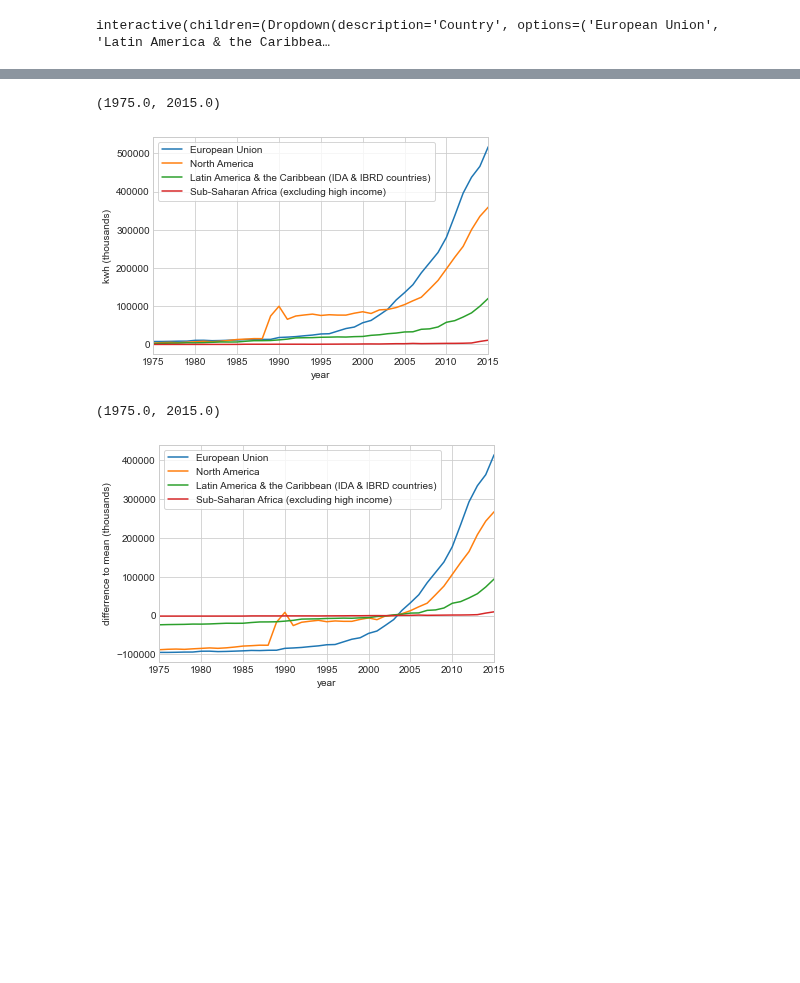
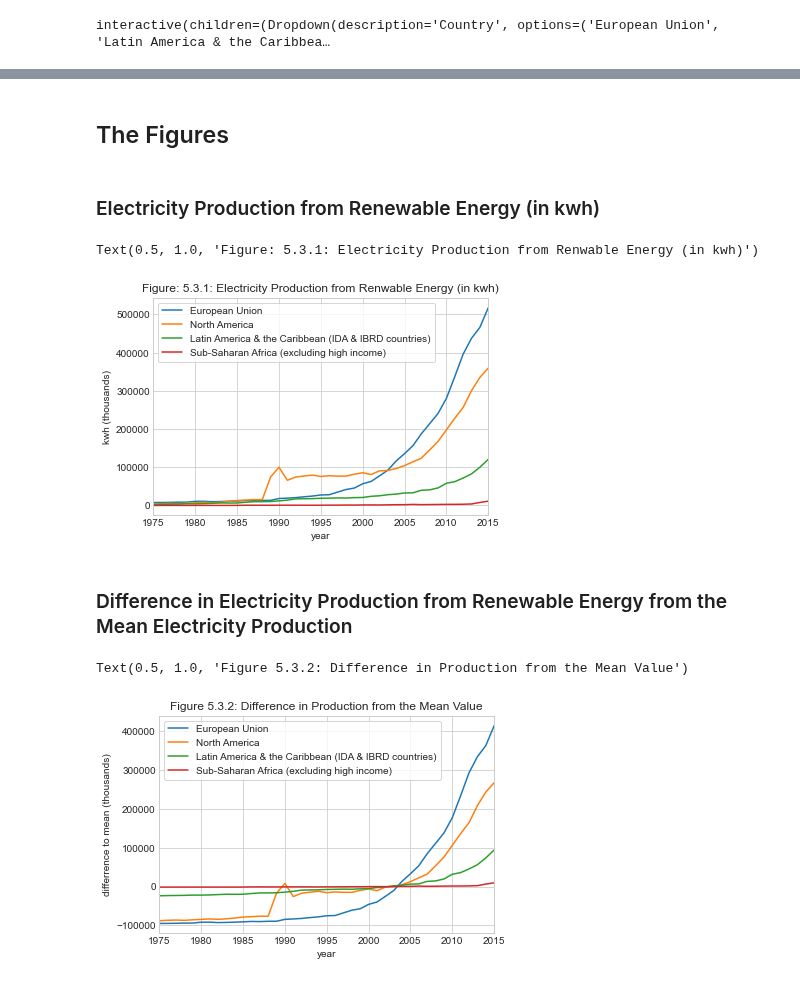
Before and after one commit to ghz106/Data-project, a Jupyter notebook: Data project.ipynb, the cells around one changed output, grey strips where cells are left out. Saved outputs shown, nothing was run; the diff lists cells and outputs as text; code cells hidden in the pictures; blank space fills up the shorter version.

```diff
--- a/Data project.ipynb
+++ b/Data project.ipynb
@@ -28,0 +11,12 @@ wb_rnwx.head(5)
+# %%
+#the code to clean up the dataframe for electricity production from renewable energy
+from pandas_datareader import wb
+wb_rnwx = wb.download(indicator='EG.ELC.RNWX.ZS', country=['EUU', 'NAC', 'SSA', 'TLA'], start=1975, end=2015)
+wb_rnwx = wb_rnwx.rename(columns = {'EG.ELC.RNWX.ZS':'elec_prod_from_renewable_energy'})
+wb_rnwx = wb_rnwx.reset_index() #reset the index so EUU is first
+wb_rnwx.year = wb_rnwx.year.astype(int)
+wb_rnwx.country = wb_rnwx.country.astype('string')
+wb_rnwx = wb_rnwx.sort_values(['country','year']) #sorts by country and then year
+wb_rnwx.dropna() #drops all the values that says NaN
+
+wb_rnwx.head(5)
@@ -29,9 +49,11 @@ wb_rnwx.head(5)
 # %%
+#this time the code is for electricity production from nuclear energy
+from pandas_datareader import wb
 wb_nucl = wb.download(indicator='EG.ELC.NUCL.ZS', country=['EUU', 'NAC', 'SSA', 'TLA'], start=1975, end=2015)
 wb_nucl = wb_nucl.rename(columns = {'EG.ELC.NUCL.ZS':'elec_prod_from_nuclear_energy'})
 wb_nucl = wb_nucl.reset_index()
 wb_nucl.year = wb_nucl.year.astype(int)
-wb_nucl.country = wb_nucl.country.astype(str)
+wb_nucl.country = wb_nucl.country.astype('string')
 wb_nucl = wb_nucl.sort_values(['country','year'])
 wb_nucl.dropna()
 
@@ -162,19 +147,27 @@ wb_rnwx_kwh_.xs('European Union')
+# %% [markdown]
+## The Figures
+# %% [markdown]
+### Electricity Production from Renewable Energy (in kwh)
 # %%
+#we plot the figures from above, but this time not interactively
 regions = ['European Union','North America','Latin America & the Caribbean (IDA & IBRD countries)', 'Sub-Saharan Africa (excluding high income)']
 
 fig = plt.figure()
 ax = fig.add_subplot(1,1,1)
 
 # Here we use the fact that the index has multiple levels (years) for an elegant loop
 for i in regions:
     wb_rnwx_kwh_.xs(i).plot(x='year',y='e_in_kwh_thousand',ax=ax,label=i)
 
 ax.legend(frameon=True)
 ax.set_ylabel('kwh (thousands)')
-ax.set_xlim(1975, 2015)
+ax.set_xlim(1975, 2015) #removes the space between the border and 2015/1975
+ax.set_title('Figure: 5.3.1:'' ''Electricity Production from Renwable Energy (in kwh)')
 # %% [output]
-(1975.0, 2015.0)
+Text(0.5, 1.0, 'Figure: 5.3.1: Electricity Production from Renwable Energy (in kwh)')
-[figure, old version]
+[figure, new version]
+# %% [markdown]
+### Difference in Electricity Production from Renewable Energy from the Mean Electricity Production
 # %%
 regions = ['European Union','North America','Latin America & the Caribbean (IDA & IBRD countries)', 'Sub-Saharan Africa (excluding high income)']
 
@@ -188,6 +181,7 @@ for i in regions:
 ax.legend(frameon=True)
 ax.set_ylabel('differrence to mean (thousands)')
 ax.set_xlim(1975, 2015)
+ax.set_title('Figure 5.3.2:' ' ' 'Difference in Production from the Mean Value')
 # %% [output]
-(1975.0, 2015.0)
+Text(0.5, 1.0, 'Figure 5.3.2: Difference in Production from the Mean Value')
-[figure, old version]
+[figure, new version]
```
Also changed, not shown: parts of 23 cells of this notebook.
